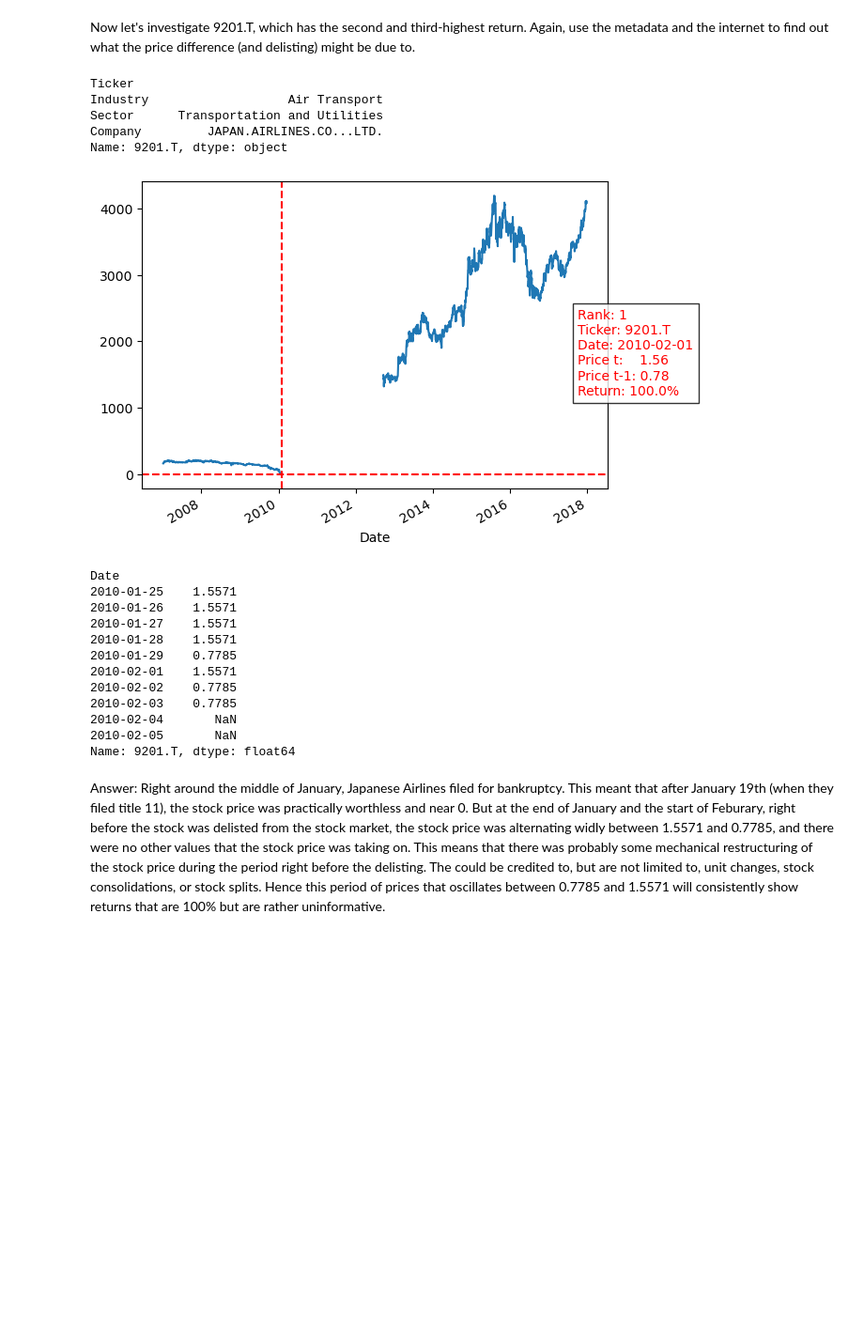
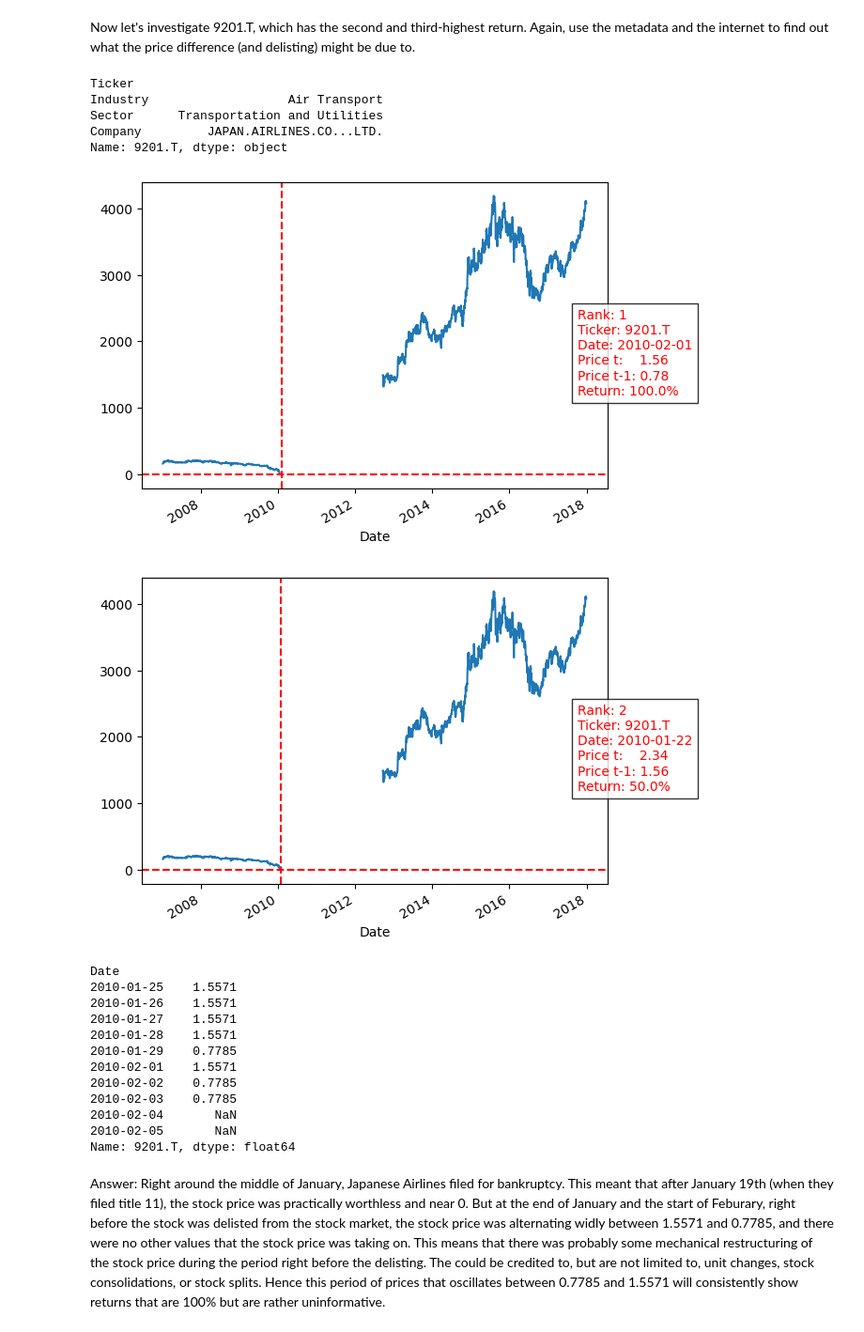
Before and after one commit to BjornThor123/Statistical_Arbitrage_Stanford_MS-E244, a Jupyter notebook: Homework 2/MSE244_HW2.ipynb, the cells around one changed output. Shown at 94% size. Saved outputs shown, nothing was run; the diff lists cells and outputs as text; code cells hidden in the pictures; blank space fills up the shorter version.

```diff
--- a/Homework 2/MSE244_HW2.ipynb
+++ b/Homework 2/MSE244_HW2.ipynb
@@ -195,15 +196,17 @@ Now let's investigate 9201.T, which has the second and third-highest return. Aga
 # %%
 company_2 = metadata.loc["9201.T"]
 print(company_2)
 plot_asset_with_max_return(returns, prices, max_rank=1)
+plot_asset_with_max_return(returns, prices, max_rank=2)
 prices.loc["2010-01-25":"2010-02-05", "9201.T"]
 # %% [output]
 Ticker
 Industry                   Air Transport
 Sector      Transportation and Utilities
 Company         JAPAN.AIRLINES.CO...LTD.
 Name: 9201.T, dtype: object
-[figure, old version]
+[figure, new version]
+[figure, added]
 Date
 2010-01-25    1.5571
 2010-01-26    1.5571
```
Also changed, not shown: parts of 6 cells of this notebook.
